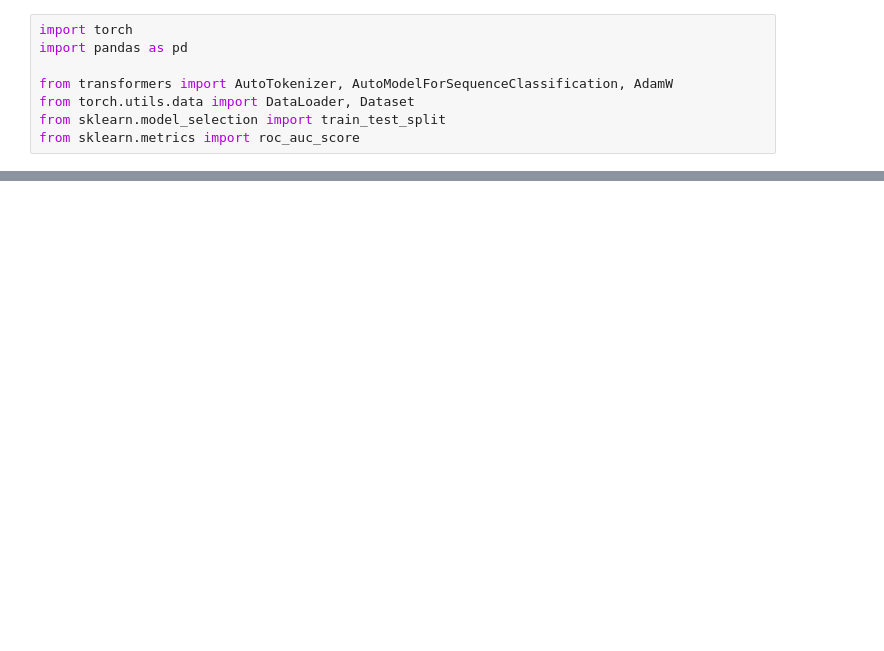
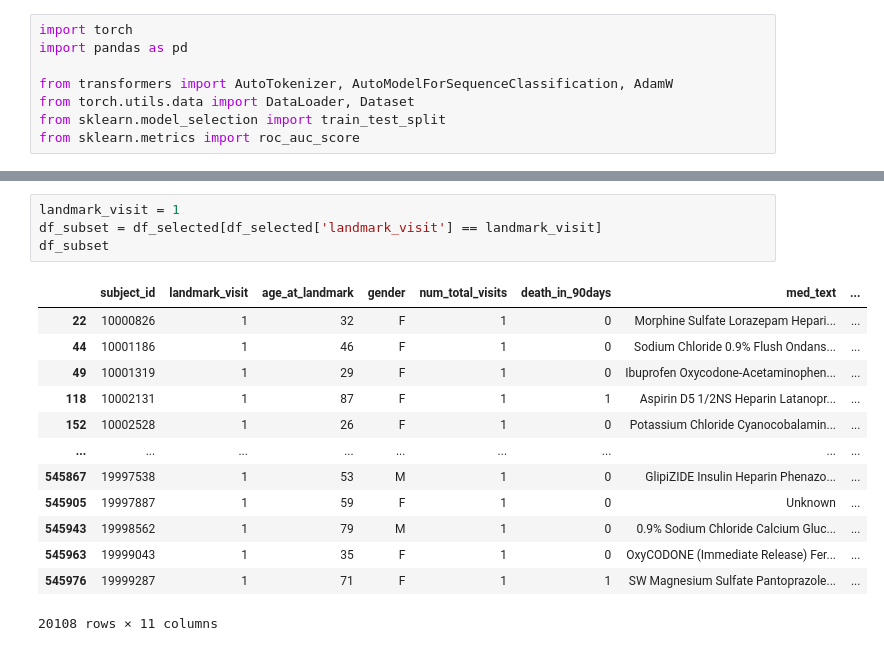
Before and after one commit to michechi/LLMSeq, a Jupyter notebook: src/LLM.ipynb, the cells around one changed output, grey strips where cells are left out. Cells and saved outputs as stored; diff of their text form; blank space fills up the shorter version.

```diff
--- a/src/LLM.ipynb
+++ b/src/LLM.ipynb
@@ -136,0 +196,18 @@ plt.show()
+# %%
+landmark_visit = 1
+df_subset = df_selected[df_selected['landmark_visit'] == landmark_visit]
+df_subset
+# %% [output]
+|  | subject_id | landmark_visit | age_at_landmark | gender | num_total_visits | death_in_90days | med_text | ... |
+| 22 | 10000826 | 1 | 32 | F | 1 | 0 | Morphine Sulfate Lorazepam Hepari... | ... |
+| 44 | 10001186 | 1 | 46 | F | 1 | 0 | Sodium Chloride 0.9% Flush Ondans... | ... |
+| 49 | 10001319 | 1 | 29 | F | 1 | 0 | Ibuprofen Oxycodone-Acetaminophen... | ... |
+| 118 | 10002131 | 1 | 87 | F | 1 | 1 | Aspirin D5 1/2NS Heparin Latanopr... | ... |
+| 152 | 10002528 | 1 | 26 | F | 1 | 0 | Potassium Chloride Cyanocobalamin... | ... |
+| ... | ... | ... | ... | ... | ... | ... | ... | ... |
+| 545867 | 19997538 | 1 | 53 | M | 1 | 0 | GlipiZIDE Insulin Heparin Phenazo... | ... |
+| 545905 | 19997887 | 1 | 59 | F | 1 | 0 | Unknown | ... |
+| 545943 | 19998562 | 1 | 79 | M | 1 | 0 | 0.9% Sodium Chloride Calcium Gluc... | ... |
+| 545963 | 19999043 | 1 | 35 | F | 1 | 0 | OxyCODONE (Immediate Release) Fer... | ... |
+| 545976 | 19999287 | 1 | 71 | F | 1 | 1 | SW Magnesium Sulfate Pantoprazole... | ... |
+20108 rows × 11 columns
```
Also changed, not shown: parts of 5 cells of this notebook, 6 other files.
